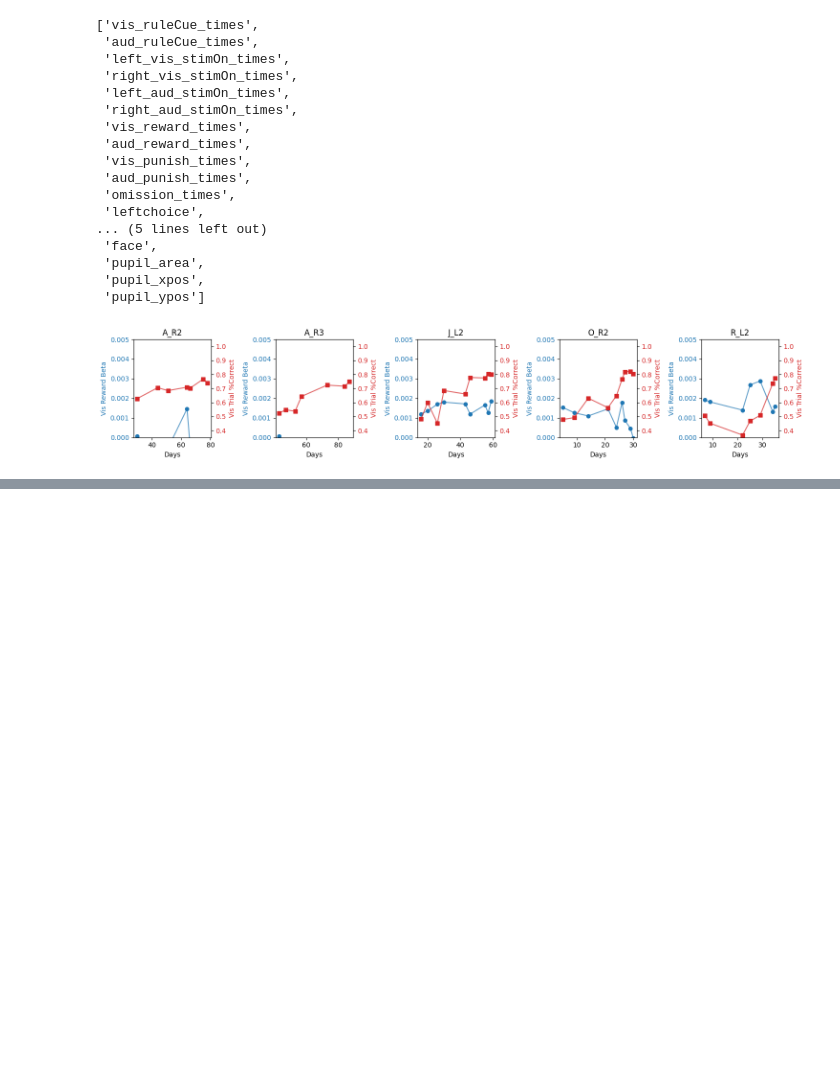
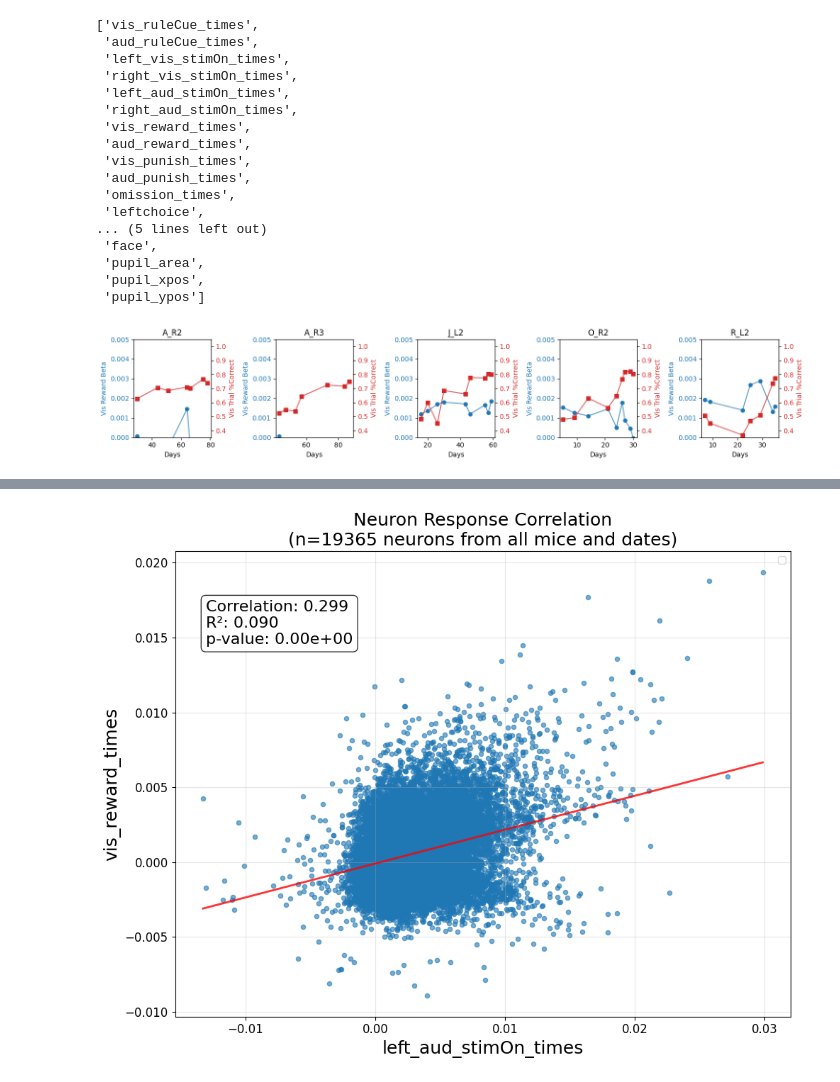
Before and after one commit to edwardyan95/ibllib, a Jupyter notebook: examples/multimice_aggregate.ipynb, the cells around one changed output, grey strips where cells are left out. Drawn from its saved outputs; the diff is of its cells as text; code cells hidden in the pictures; blank space fills up the shorter version.

```diff
--- a/examples/multimice_aggregate.ipynb
+++ b/examples/multimice_aggregate.ipynb
@@ -297,7 +309,8 @@ for pred in event_preds:
                         c=color if color == 'gray' else np.repeat(r2, len(neuron['xcoord_atlas'])),
                         cmap='coolwarm',
                         vmin=-0.02, vmax=0.02,
-                        s=0.001
+                        s=0.001,
+                        alpha=0.3
                     )
 
             # Plot arm2 neurons
@@ -319,7 +332,8 @@ for pred in event_preds:
                         c=color if color == 'gray' else np.repeat(r2, len(neuron['xcoord_atlas'])),
                         cmap='coolwarm',
                         vmin=-0.02, vmax=0.02,
-                        s=0.001
+                        s=0.001,
+                        alpha=0.3
                     )
     fig.tight_layout()
     fig.savefig(os.path.join(r'Z:\TM_Lab\Edward\Cerebellum_Imaging\Pcp2-jgcamp8m\figs', 'unique_r2_'+ pred + '_topo.png'),
@@ -453,0 +468,76 @@ plt.plot(vis_perf_by_days)
+# %%
+pred_x = 'left_aud_stimOn_times'
+pred_y = 'vis_reward_times'
+x_betas = []
+y_betas = []
+x_pred_idx = [i for i, name in enumerate(predictors) if pred_x in name]
+y_pred_idx = [i for i, name in enumerate(predictors) if pred_y in name]
+
+# Loop through all mice, dates, and arms to collect beta coefficients
+for mouse_id in agg_data.keys():
+    # if mouse_id != 'J_L2':
+    #     continue
+    mouse_data = agg_data[mouse_id]
+
+    # Loop through all dates (excluding 'training')
+    for date in mouse_data.keys():
+        #print(date)
+        if date == 'training':
+            continue
+
+        # Check both arm1 and arm2 if they exist
+        for arm in ['arm1', 'arm2']:
+            if arm in mouse_data[date]:
+                neurons = mouse_data[date][arm]
+
+                # Loop through all neurons in this arm
+                for neuron in neurons:
+                    x_beta = np.mean(neuron['beta'][x_pred_idx])
+                    y_beta = np.mean(neuron['beta'][y_pred_idx])
+
+                    x_betas.append(x_beta)
+                    y_betas.append(y_beta)
+
+# Convert to numpy arrays
+x_betas = np.array(x_betas)
+y_betas = np.array(y_betas)
+
+# Create the scatter plot
+plt.figure(figsize=(10, 8))
+plt.scatter(x_betas, y_betas, alpha=0.6, s=20)
+plt.xlabel(pred_x, fontsize=18)
+plt.ylabel(pred_y, fontsize=18)
+plt.title(f'Neuron Response Correlation\n(n={len(x_betas)} neurons from all mice and dates)', fontsize=18)
+plt.grid(True, alpha=0.3)
+
+# Make tick labels bigger
+plt.xticks(fontsize=12)
+plt.yticks(fontsize=12)
+
+# Calculate regression line
+slope, intercept, r_value, p_value, std_err = stats.linregress(x_betas, y_betas)
+
+# Plot regression line
+x_range = np.linspace(np.min(x_betas), np.max(x_betas), 100)
+y_pred = slope * x_range + intercept
+plt.plot(x_range, y_pred, 'r-', alpha=0.8, linewidth=2,
+         #label=f'Regression line (R²={r_value**2:.3f})'
+         )
+
+# Calculate and display correlation and regression stats
+correlation = np.corrcoef(x_betas, y_betas)[0, 1]
+plt.text(0.05, 0.8, f'Correlation: {correlation:.3f}\nR²: {r_value**2:.3f}\np-value: {p_value:.2e}',
+         transform=plt.gca().transAxes, fontsize=16,
+         bbox=dict(boxstyle='round', facecolor='white', alpha=0.8))
+
+plt.legend()
+plt.tight_layout()
+plt.show()
+
+print(f"Total number of neurons: {len(x_betas)}")
+print(f"Correlation coefficient: {correlation:.4f}")
+print(f"Regression slope: {slope:.4f}")
+print(f"Regression intercept: {intercept:.4f}")
+print(f"R-squared: {r_value**2:.4f}")
+print(f"P-value: {p_value:.2e}")
+# %% [output]
@@ -453,0 +545 @@ plt.plot(vis_perf_by_days)
+[figure, added]
```
Also changed, not shown: parts of 17 cells of this notebook, 8 other files.
